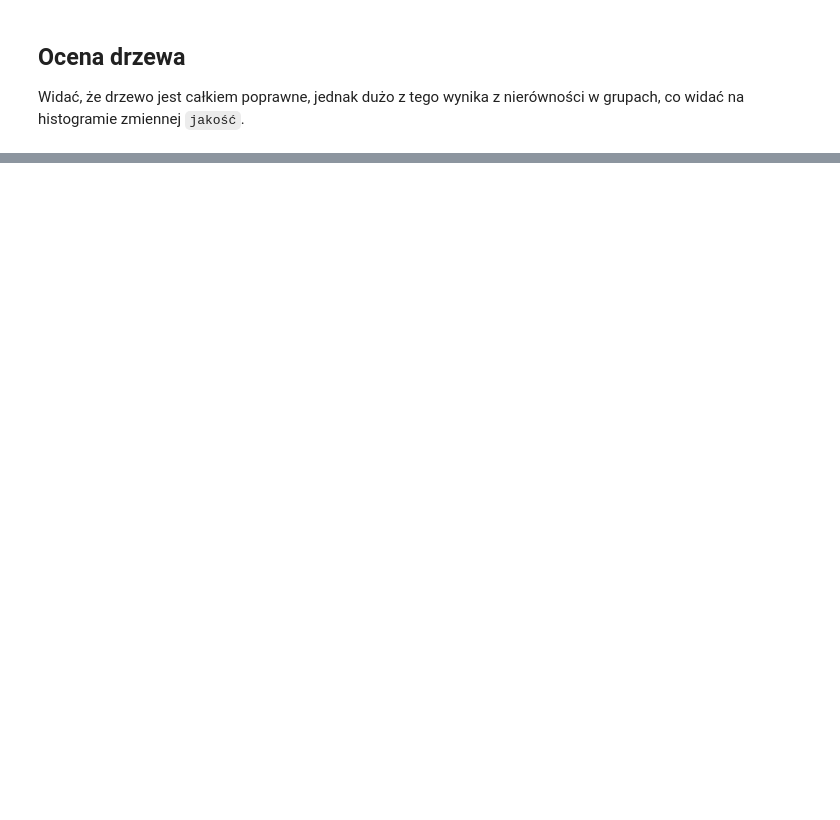
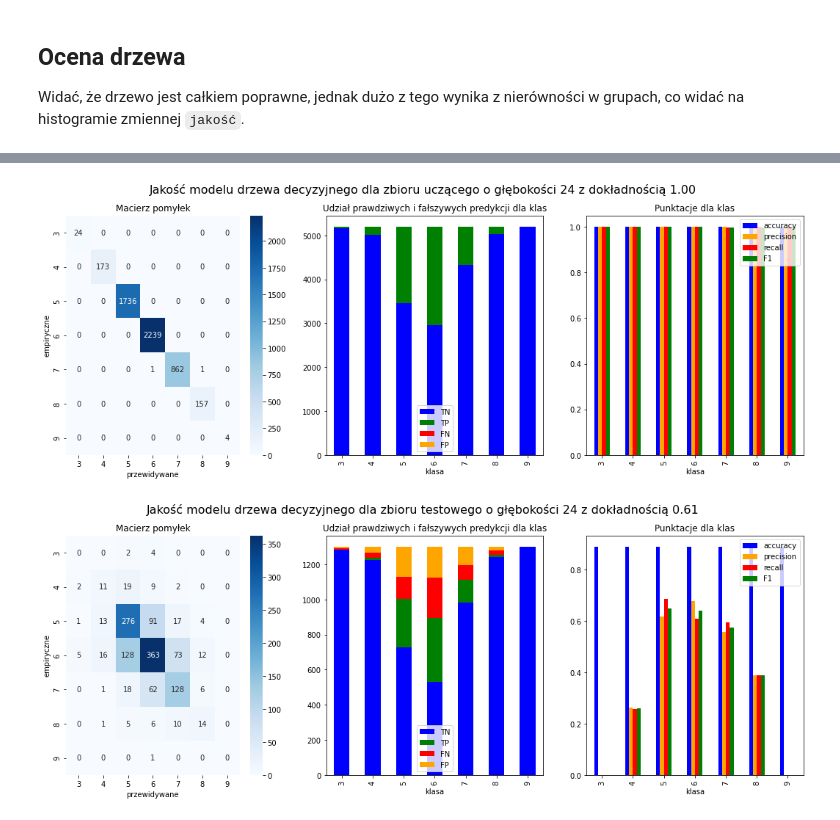
Before and after one commit to JakisTam-maTsikaJ/winko, a Jupyter notebook: drzewo decyzyjne.ipynb, the cells around one changed output, grey strips where cells are left out. Cells and saved outputs as stored; diff of their text form; code cells hidden in the pictures; blank space fills up the shorter version.

```diff
--- a/drzewo decyzyjne.ipynb
+++ b/drzewo decyzyjne.ipynb
@@ -120,0 +195,8 @@ tree_quality_plot(X_test, y_test, M0)
+# %%
+Mt = DecisionTreeClassifier(random_state=42, max_depth=24)
+Mt.fit(X, y);
+tree_quality_plot(X, y, Mt, title='Jakość modelu drzewa decyzyjnego dla zbioru uczącego')
+tree_quality_plot(X_test, y_test, Mt, title='Jakość modelu drzewa decyzyjnego dla zbioru testowego')
+# %% [output]
+[figure, added]
+[figure, added]
```
Also changed, not shown: parts of 9 cells of this notebook.
